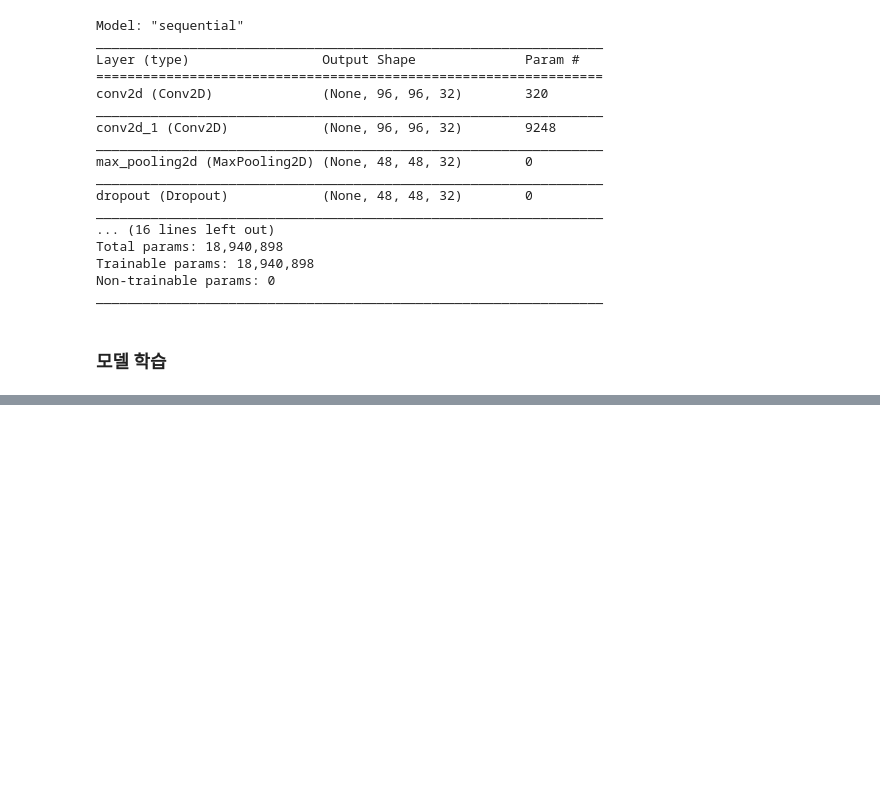
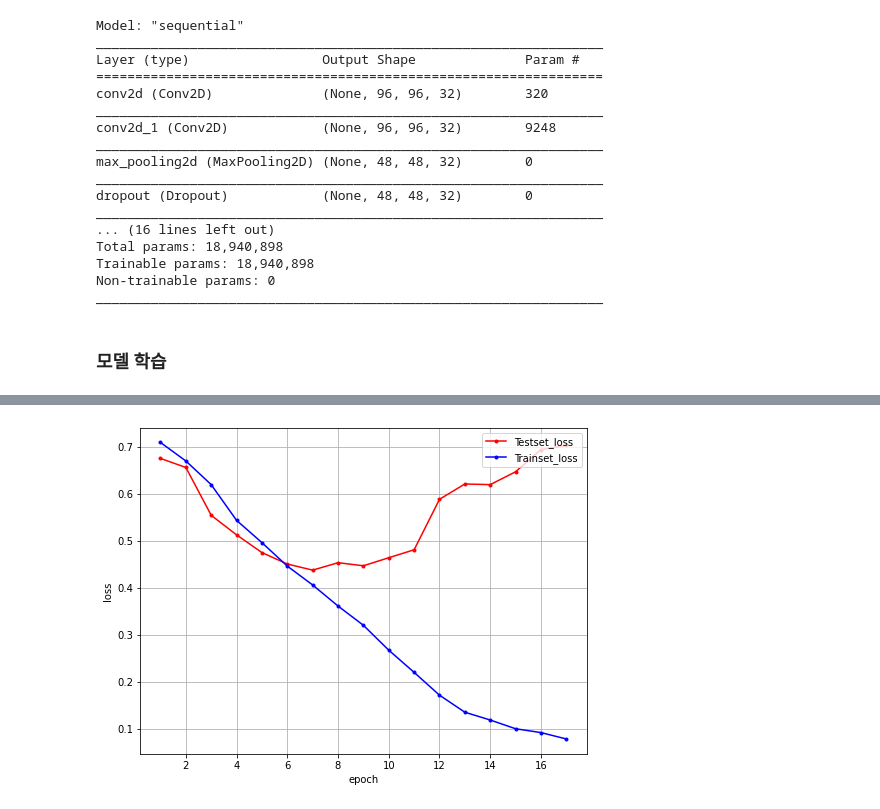
Before and after one commit to JungRyung/AI_class, a Jupyter notebook: Deep-Learning/3.CNN/24_Dogs-vs-Cats_Keras-full02.ipynb, the cells around one changed output, grey strips where cells are left out. Saved outputs shown, nothing was run; the diff lists cells and outputs as text; code cells hidden in the pictures; blank space fills up the shorter version.

```diff
--- a/Deep-Learning/3.CNN/24_Dogs-vs-Cats_Keras-full02.ipynb
+++ b/Deep-Learning/3.CNN/24_Dogs-vs-Cats_Keras-full02.ipynb
@@ -177,8 +177,8 @@ early_stopping_callback = EarlyStopping(monitor='val_loss', patience=10)
 # %% [markdown]
 ### 모델 학습
 # %%
-model.fit(X_train, y_train, batch_size=100, epochs=40, validation_split=0.2,
-          callbacks=[checkpointer, early_stopping_callback],
-         shuffle=True)
+history = model.fit(X_train, y_train, batch_size=100, epochs=40, validation_split=0.2,
+                    callbacks=[checkpointer, early_stopping_callback],
+                    shuffle=True)
 # %% [output]
 Epoch 1/40
@@ -211,0 +211,22 @@ MODEL ACCURACY: 0.81220
+# %%
+# 테스트셋의 오차
+y_vloss = history.history['val_loss']
+
+# 학습셋의 오차
+y_loss = history.history['loss']
+# %%
+# 그래프로 표현
+x_len = np.arange(1, len(y_loss)+1)
+plt.figure(figsize=(8,6))
+plt.plot(x_len, y_vloss, marker='.', c="red", label='Testset_loss')
+plt.plot(x_len, y_loss, marker='.', c="blue", label='Trainset_loss')
+
+# 그래프에 그리드를 주고 레이블을 표시
+plt.legend(loc='upper right')
+# plt.axis([0, 20, 0, 0.35])
+plt.grid()
+plt.xlabel('epoch')
+plt.ylabel('loss')
+plt.show()
+# %% [output]
+[figure, added]
```
Also changed, not shown: parts of 4 cells of this notebook, 3 other files.
